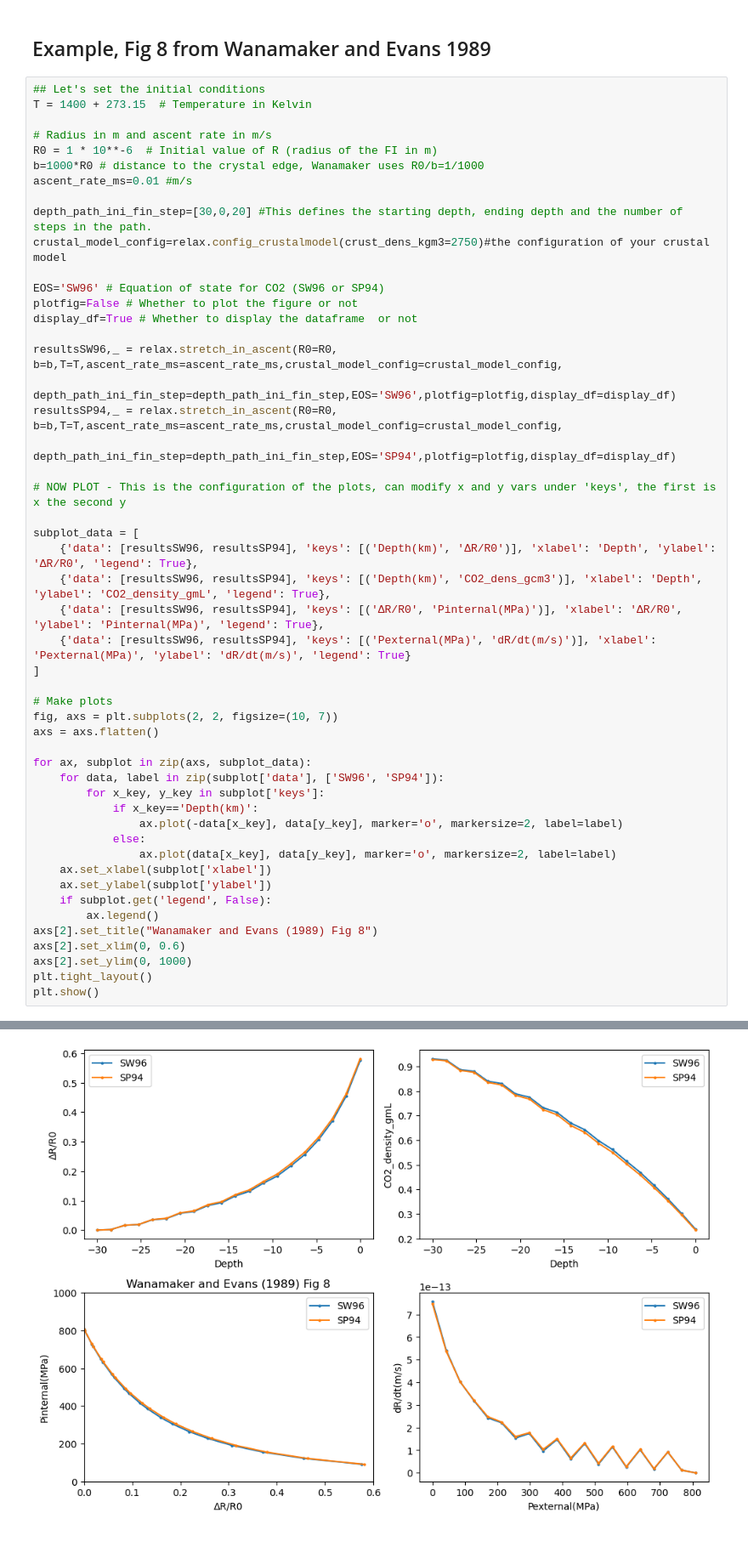
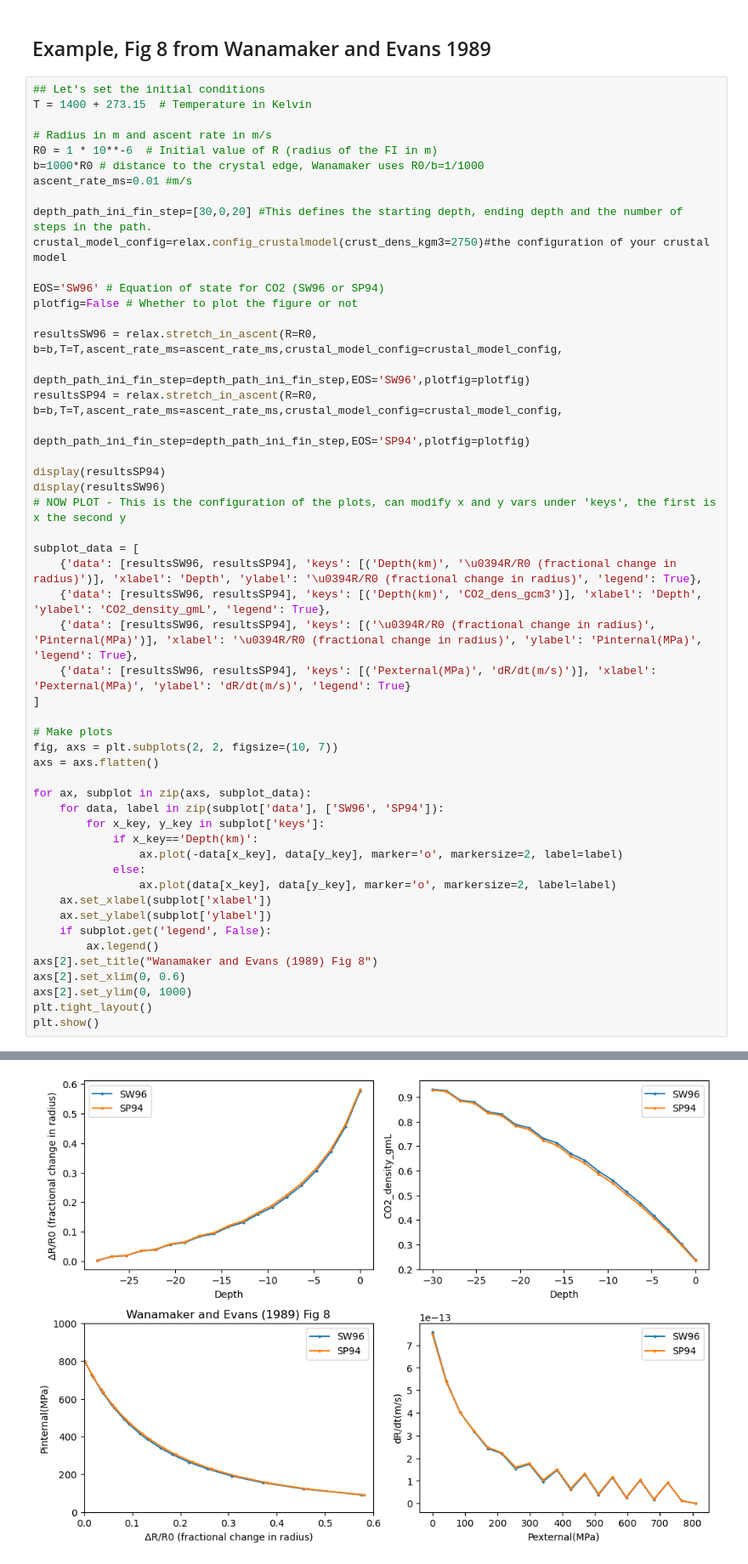
Before and after one commit to cljdevitre/FIstretch, a Jupyter notebook: docs/Wanamaker_model_example.ipynb, the cells around one changed output, grey strips where cells are left out. Shown at 85% size. Drawn from its saved outputs; the diff is of its cells as text.

Commit message:
full model v1

```diff
--- a/docs/Wanamaker_model_example.ipynb
+++ b/docs/Wanamaker_model_example.ipynb
@@ -40,19 +79,20 @@ crustal_model_config=relax.config_crustalmodel(crust_dens_kgm3=2750)#the configu
 
 EOS='SW96' # Equation of state for CO2 (SW96 or SP94)
 plotfig=False # Whether to plot the figure or not
-display_df=True # Whether to display the dataframe  or not
 
-resultsSW96,_ = relax.stretch_in_ascent(R0=R0, b=b,T=T,ascent_rate_ms=ascent_rate_ms,crustal_model_config=crustal_model_config,
-                                                 depth_path_ini_fin_step=depth_path_ini_fin_step,EOS='SW96',plotfig=plotfig,display_df=display_df)
-resultsSP94,_ = relax.stretch_in_ascent(R0=R0, b=b,T=T,ascent_rate_ms=ascent_rate_ms,crustal_model_config=crustal_model_config,
-                                                 depth_path_ini_fin_step=depth_path_ini_fin_step,EOS='SP94',plotfig=plotfig,display_df=display_df)
+resultsSW96 = relax.stretch_in_ascent(R=R0, b=b,T=T,ascent_rate_ms=ascent_rate_ms,crustal_model_config=crustal_model_config,
+                                                 depth_path_ini_fin_step=depth_path_ini_fin_step,EOS='SW96',plotfig=plotfig)
+resultsSP94 = relax.stretch_in_ascent(R=R0, b=b,T=T,ascent_rate_ms=ascent_rate_ms,crustal_model_config=crustal_model_config,
+                                                 depth_path_ini_fin_step=depth_path_ini_fin_step,EOS='SP94',plotfig=plotfig)
 
+display(resultsSP94)
+display(resultsSW96)
 # NOW PLOT - This is the configuration of the plots, can modify x and y vars under 'keys', the first is x the second y
 
 subplot_data = [
-    {'data': [resultsSW96, resultsSP94], 'keys': [('Depth(km)', 'ΔR/R0')], 'xlabel': 'Depth', 'ylabel': 'ΔR/R0', 'legend': True},
+    {'data': [resultsSW96, resultsSP94], 'keys': [('Depth(km)', '\u0394R/R0 (fractional change in radius)')], 'xlabel': 'Depth', 'ylabel': '\u0394R/R0 (fractional change in radius)', 'legend': True},
     {'data': [resultsSW96, resultsSP94], 'keys': [('Depth(km)', 'CO2_dens_gcm3')], 'xlabel': 'Depth', 'ylabel': 'CO2_density_gmL', 'legend': True},
-    {'data': [resultsSW96, resultsSP94], 'keys': [('ΔR/R0', 'Pinternal(MPa)')], 'xlabel': 'ΔR/R0', 'ylabel': 'Pinternal(MPa)', 'legend': True},
+    {'data': [resultsSW96, resultsSP94], 'keys': [('\u0394R/R0 (fractional change in radius)', 'Pinternal(MPa)')], 'xlabel': '\u0394R/R0 (fractional change in radius)', 'ylabel': 'Pinternal(MPa)', 'legend': True},
     {'data': [resultsSW96, resultsSP94], 'keys': [('Pexternal(MPa)', 'dR/dt(m/s)')], 'xlabel': 'Pexternal(MPa)', 'ylabel': 'dR/dt(m/s)', 'legend': True}
 ]
 
@@ -92 +154 @@ plt.show()
-[figure, old version]
+[figure, new version]
```
Also changed, not shown: parts of 12 cells of this notebook, 3 other files.
